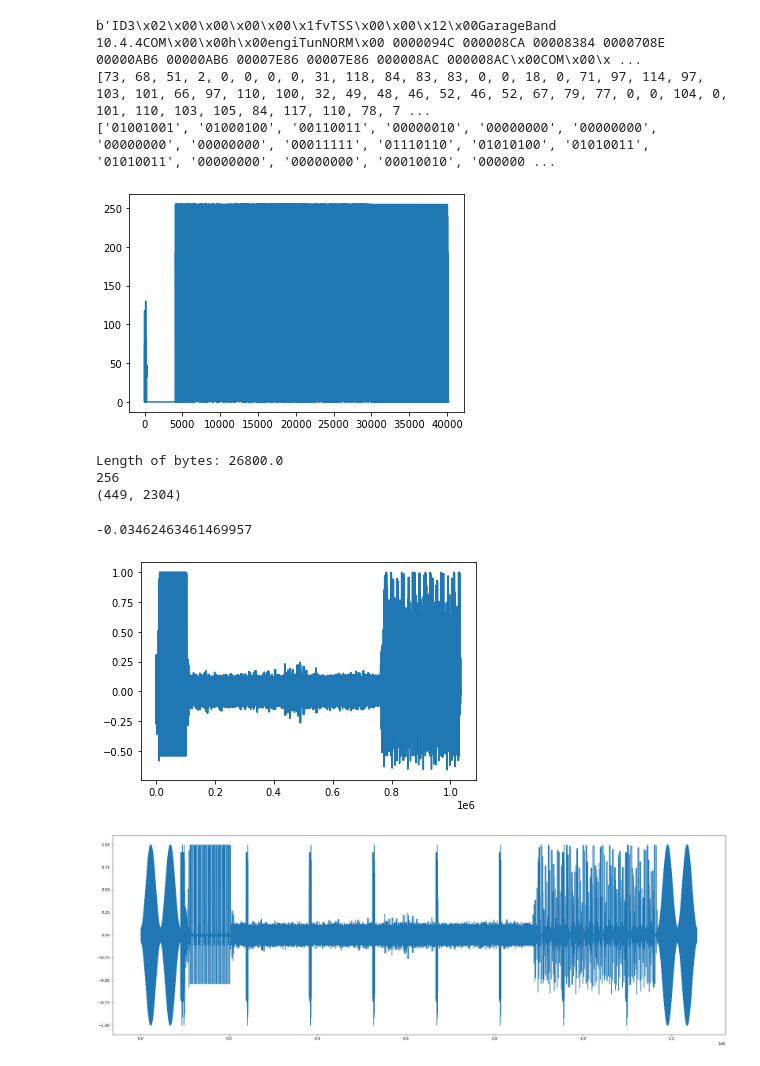
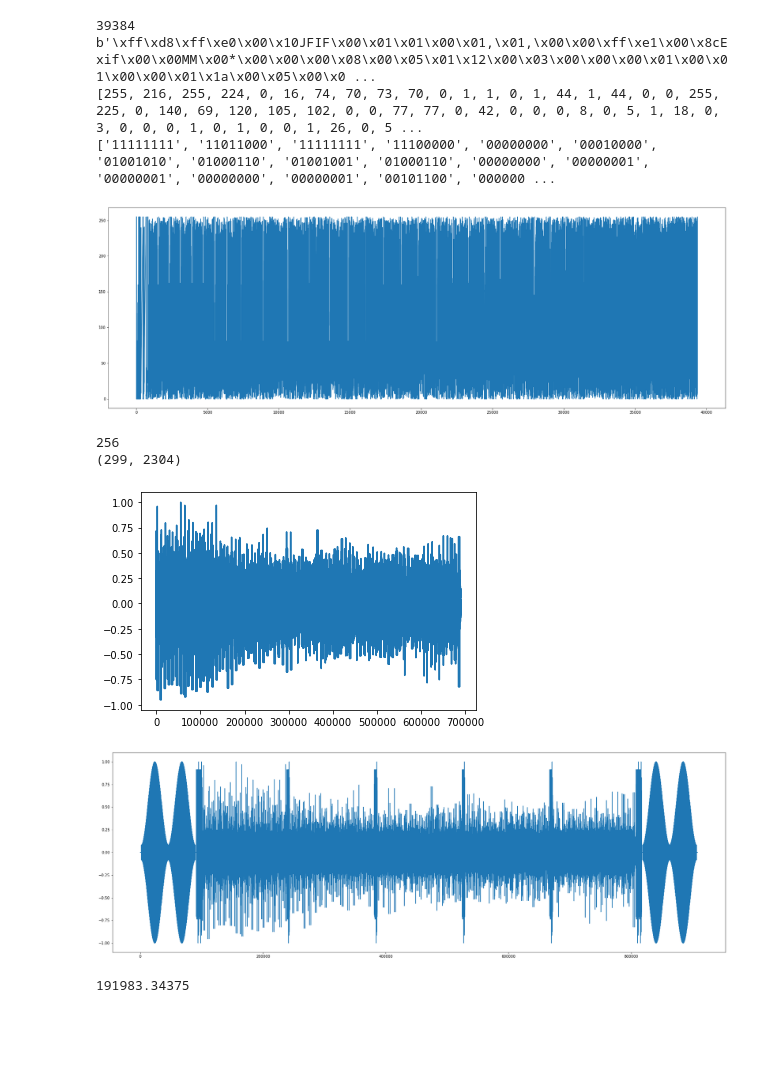
Before and after one commit to jks70/gf3_v2, a Jupyter notebook: createtransmit.ipynb, the cells around one changed output. Saved outputs shown, nothing was run; the diff lists cells and outputs as text; code cells hidden in the pictures; blank space fills up the shorter version.

```diff
--- a/createtransmit.ipynb
+++ b/createtransmit.ipynb
@@ -35,42 +35,44 @@ ofdm.QFSK_dict = {              # The constellation
     (0,0) :  1+1j,
     (0,1) : -1+1j}
 # %%
-f = open("despacito.mp3", "rb")
+f = open("pitbull.jpg", "rb")
 bytes = f.read()
-print(bytes)
+print(len(bytes),bytes)
 plt.figure(figsize = (30, 10))
 
 byte_array = [i for i in bytes]
 print(byte_array)
 plt.plot(byte_array)
 bin_byte_array = ["{0:08b}".format(i) for i in byte_array] # Binary bytes
 print(bin_byte_array)
 bitty = np.array([bity for bytey in bin_byte_array for bity in bytey]).astype(int)
-print(np.shape(bitty))
+print(np.shape(bitty),np.shape(bitty)[0]/1440)
+
+bit_array = bitsFromTiff('jaguar.tiff')
+print('Length of bytes', len(bit_array)/8)
 # %% [output]
-b'ID3\x02\x00\x00\x00\x00\x1fvTSS\x00\x00\x12\x00GarageBand 10.4.4COM\x00\x00h\x00engiTunNORM\x00 0000094C 000008CA 00008384 0000708E 00000AB6 00000AB6 00007E86 00007E86 000008AC 000008AC\x00COM\x00\x ...
-[73, 68, 51, 2, 0, 0, 0, 0, 31, 118, 84, 83, 83, 0, 0, 18, 0, 71, 97, 114, 97, 103, 101, 66, 97, 110, 100, 32, 49, 48, 46, 52, 46, 52, 67, 79, 77, 0, 0, 104, 0, 101, 110, 103, 105, 84, 117, 110, 78, 7 ...
-['01001001', '01000100', '00110011', '00000010', '00000000', '00000000', '00000000', '00000000', '00011111', '01110110', '01010100', '01010011', '01010011', '00000000', '00000000', '00010010', '000000 ...
+39384 b'\xff\xd8\xff\xe0\x00\x10JFIF\x00\x01\x01\x00\x01,\x01,\x00\x00\xff\xe1\x00\x8cExif\x00\x00MM\x00*\x00\x00\x00\x08\x00\x05\x01\x12\x00\x03\x00\x00\x00\x01\x00\x01\x00\x00\x01\x1a\x00\x05\x00\x0 ...
+[255, 216, 255, 224, 0, 16, 74, 70, 73, 70, 0, 1, 1, 0, 1, 44, 1, 44, 0, 0, 255, 225, 0, 140, 69, 120, 105, 102, 0, 0, 77, 77, 0, 42, 0, 0, 0, 8, 0, 5, 1, 18, 0, 3, 0, 0, 0, 1, 0, 1, 0, 0, 1, 26, 0, 5 ...
+['11111111', '11011000', '11111111', '11100000', '00000000', '00010000', '01001010', '01000110', '01001001', '01000110', '00000000', '00000001', '00000001', '00000000', '00000001', '00101100', '000000 ...
-[figure, old version]
+[figure, new version]
 # %%
-bit_array = bitsFromTiff('jaguar.tiff')
-print('Length of bytes:', len(bit_array)/8)
-
-payload = fullTrans(bitty, ofdm, ldpc_encode=True)
+payload = fullTrans(bit_array, ofdm, ldpc_encode=True)
 payload = payload / np.max(np.abs(payload.flatten()))
 plt.plot((payload.flatten()))
 print(np.shape(payload))
 # %% [output]
-Length of bytes: 26800.0
 256
-(449, 2304)
+(299, 2304)
--0.03462463461469957
-[figure, old version]
+[figure, new version]
 # %%
 x = CUSTARD(payload, ofdm)
 plt.figure(figsize = (30, 10))
 plt.plot(x)
-audioMaker(x, 'despacito3', fs)
+audioMaker(x, 'jagfinal', fs)
 plt.show()
 # %% [output]
-[figure, old version]
+[figure, new version]
+# %%
+49147736/256
+# %% [output]
+191983.34375
```
Also changed, not shown: 3 other files.
